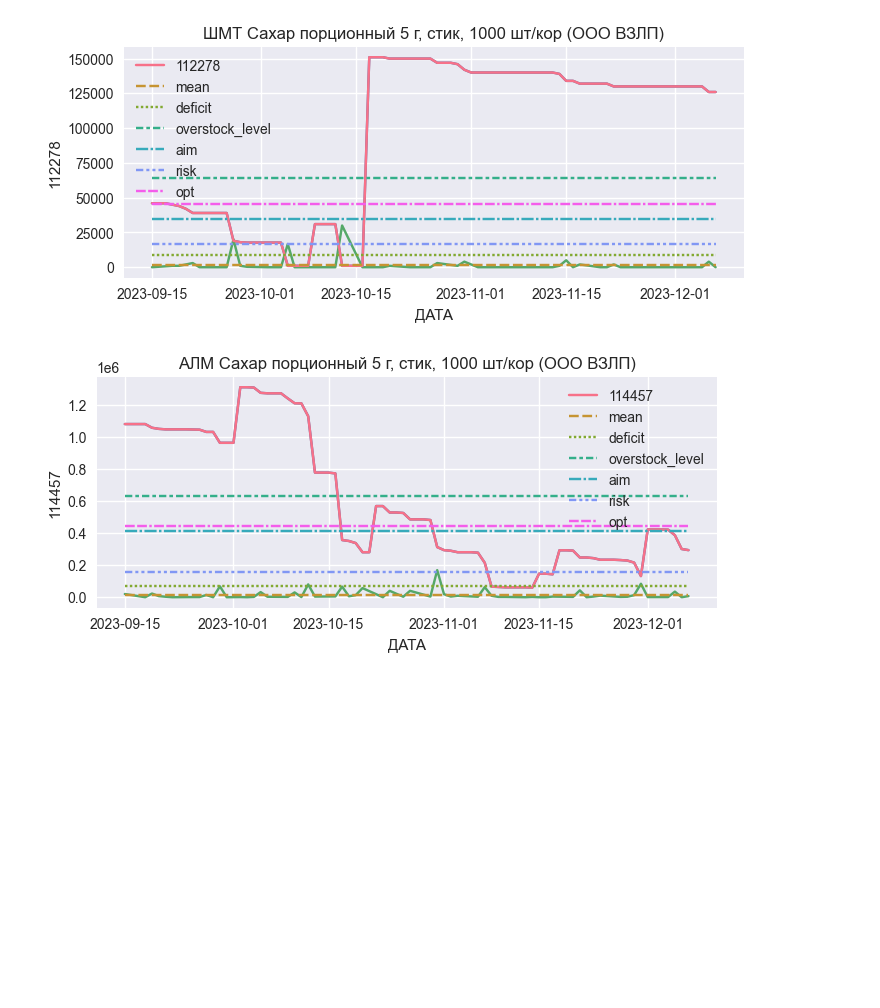
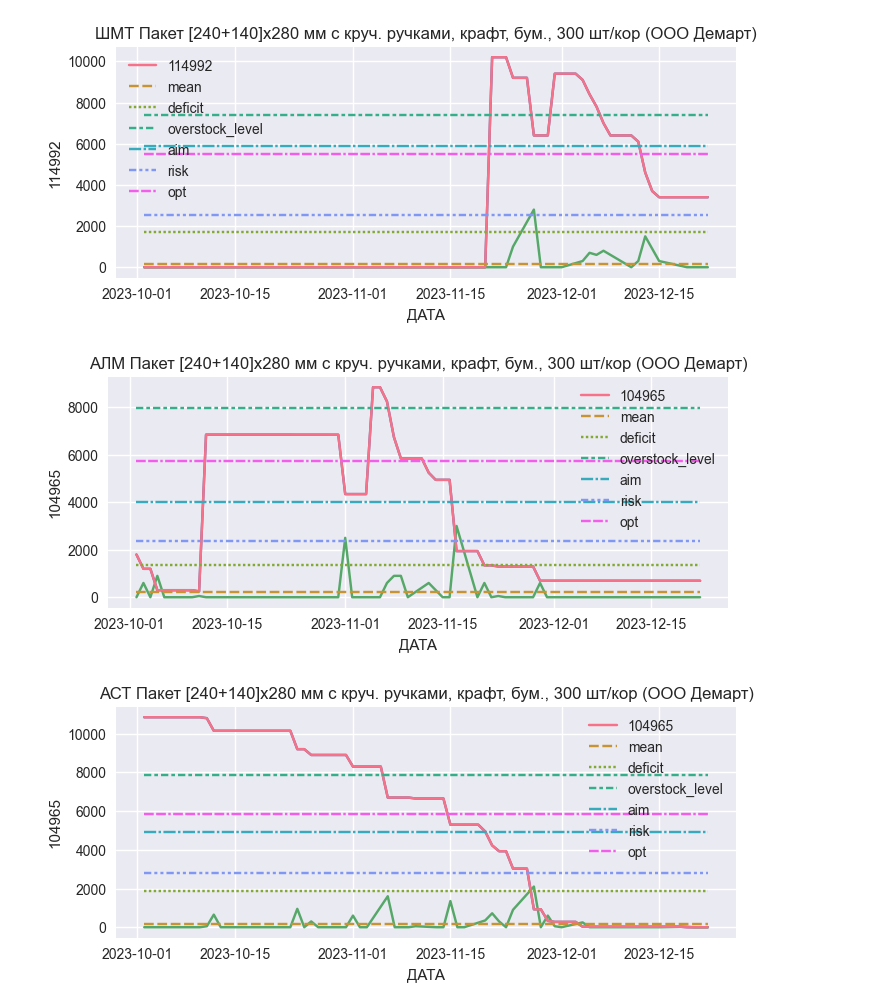
Before and after one commit to killri/ASIA-STOCKS, a Jupyter notebook: visualisation.ipynb, the cells around one changed output. Drawn from its saved outputs; the diff is of its cells as text; code cells hidden in the pictures; blank space fills up the shorter version.

```diff
--- a/visualisation.ipynb
+++ b/visualisation.ipynb
@@ -39,22 +39,30 @@ stats = [stats_alm, stats_ast, stats_smt]
 for i in range(3):
     stats[i] = stats[i].fillna({'ДУБЛИКАТЫ':""})
 # %%
-art =114457
+art =114992
 
 
 art_set = set()
 
+
+
 for i in range(3):
     if stats[i][stats[i]['АРТИКУЛ'] == art].shape[0]>0:
         art_name = stats[i][stats[i]['АРТИКУЛ'] == art]['ТОВАР'].iloc[0]
+
+art_set = art_set.union({str(art)})
 
 for i in range(3):
     if stats[i][stats[i]['ТОВАР'] == art_name]['АРТИКУЛ'].shape[0]>0:
         art_main = stats[i][stats[i]['ТОВАР'] == art_name]['АРТИКУЛ'].iloc[0]
         dubs = stats[i][stats[i]['ТОВАР'] == art_name]['ДУБЛИКАТЫ'].iloc[0]
         art_set = art_set.union({str(art_main)})
+
         if len(dubs) > 0:
             art_set = art_set.union(set(re.sub(r'[,\[\]]','',dubs).split()))
+
+
+print(art_set)
 
 art_list = list()
 for x in art_set:
@@ -148,2 +156,3 @@ Cредние продажи в день:  7323.0
-[figure, old version]
+[figure, new version]
-[figure, old version]
+[figure, new version]
+[figure, added]
```
Also changed, not shown: parts of 1 cell of this notebook, 9 other files.
